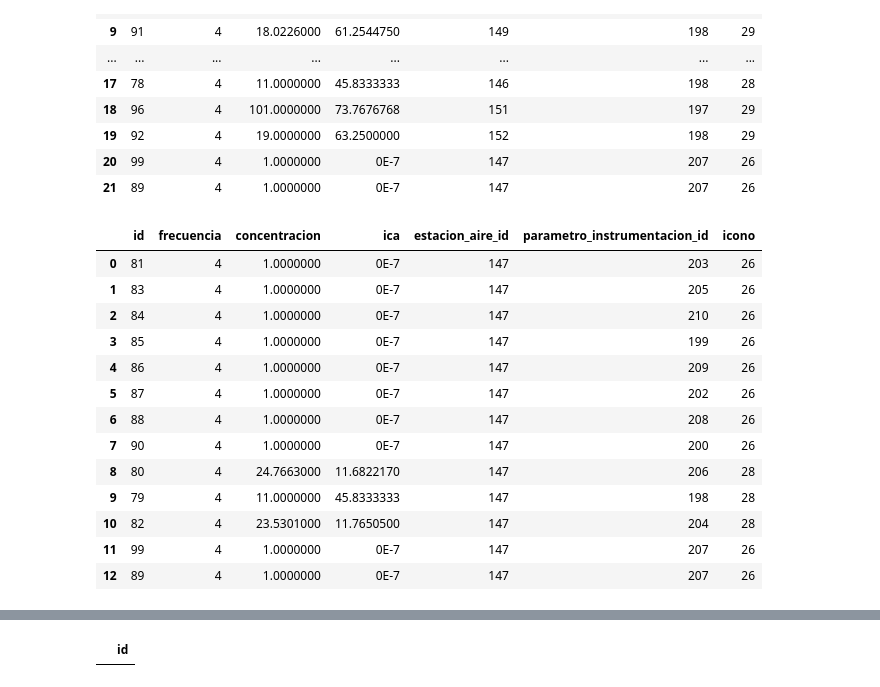
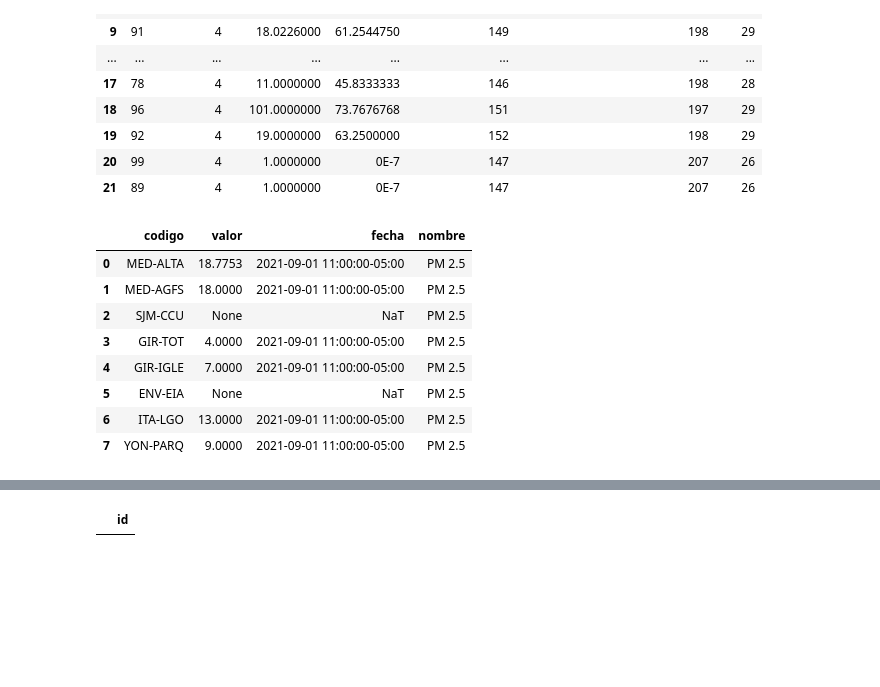
Before and after one commit to ospinals/piragua_backend_estaciones, a Jupyter notebook: Graficas/ConsultaAire.ipynb, the cells around one changed output, grey strips where cells are left out. Drawn from its saved outputs; the diff is of its cells as text; code cells hidden in the pictures; blank space fills up the shorter version.

```diff
--- a/Graficas/ConsultaAire.ipynb
+++ b/Graficas/ConsultaAire.ipynb
@@ -5,7 +5,7 @@ import pandas as pd
 def query_psql(query):
     conn = psycopg2.connect(
     database="piragua", user='app_db',
-    password='pass', host='140.193.125.77', port='5432')
+    password='pass', host='192.168.100.123', port='5432')
 
     conn.autocommit = True
     cursor = conn.cursor()
@@ -17,3 +17,21 @@ def query_psql(query):
     conn.close()
 
     return pd.DataFrame(results, columns = [col.name for col in cursor.description])
+# %%
+fecha = pd.to_datetime("2021-09-01 11:53:00").strftime("%Y-%m-%d %H:00:00")
+print(fecha)
+
+query_psql(f"""
+        SELECT 1 as id, fecha, muestra as valor
+        FROM calidades_aire
+        INNER JOIN
+        WHERE
+        parametro_estacion_id in (
+            SELECT id FROM parametros_estacion_aire
+            WHERE estacion_aire_id IN (
+                SELECT id FROM estaciones_aire))
+        AND
+        calidad = 1
+        AND
+        fecha = '{fecha}'
+        """)
@@ -90,20 +145,37 @@ query_psql("SELECT * FROM parametros_estacion_aire ")
 | 20 | 99 | 4 | 1.0000000 | 0E-7 | 147 | 207 | 26 |
 | 21 | 89 | 4 | 1.0000000 | 0E-7 | 147 | 207 | 26 |
 # %%
-query_psql("SELECT id, parametro_estacion_id, nombre,  FROM parametros_estacion_aire WHERE estacion_aire_id = (SELECT id FROM estaciones_aire WHERE codigo = 'GIR-TOT') INNER JOIN ")
+query_psql(f"""WITH metadata AS (SELECT codigo, longitud, latitud, ubicacion, parametro_instrumentacion_id, parametros_estacion_aire.id AS estacion_id, nombre, limite_norma
+            FROM parametros_estacion_aire
+            INNER JOIN
+            Parametros_instrumentacion
+            ON Parametros_instrumentacion.id = parametros_estacion_aire.parametro_instrumentacion_id
+            INNER JOIN
+            estaciones_aire
+            ON estaciones_aire.id = parametros_estacion_aire.estacion_aire_id
+            WHERE
+            estacion_aire_id IN (SELECT id FROM estaciones_aire)),
+
+            datos AS (select muestra AS valor, fecha, parametro_estacion_id
+            FROM calidades_aire
+            WHERE calidad = 1
+            AND fecha = '{fecha}')
+
+            SELECT codigo, valor, fecha, nombre
+            FROM datos
+            FULL JOIN metadata
+            ON metadata.estacion_id = datos.parametro_estacion_id
+            WHERE nombre = 'PM 2.5'
+
+            """)
 # %% [output]
-|  | id | frecuencia | concentracion | ica | estacion_aire_id | parametro_instrumentacion_id | icono |
-| 0 | 81 | 4 | 1.0000000 | 0E-7 | 147 | 203 | 26 |
-| 1 | 83 | 4 | 1.0000000 | 0E-7 | 147 | 205 | 26 |
-| 2 | 84 | 4 | 1.0000000 | 0E-7 | 147 | 210 | 26 |
-| 3 | 85 | 4 | 1.0000000 | 0E-7 | 147 | 199 | 26 |
-| 4 | 86 | 4 | 1.0000000 | 0E-7 | 147 | 209 | 26 |
-| 5 | 87 | 4 | 1.0000000 | 0E-7 | 147 | 202 | 26 |
-| 6 | 88 | 4 | 1.0000000 | 0E-7 | 147 | 208 | 26 |
-| 7 | 90 | 4 | 1.0000000 | 0E-7 | 147 | 200 | 26 |
-| 8 | 80 | 4 | 24.7663000 | 11.6822170 | 147 | 206 | 28 |
-| 9 | 79 | 4 | 11.0000000 | 45.8333333 | 147 | 198 | 28 |
-| 10 | 82 | 4 | 23.5301000 | 11.7650500 | 147 | 204 | 28 |
-| 11 | 99 | 4 | 1.0000000 | 0E-7 | 147 | 207 | 26 |
-| 12 | 89 | 4 | 1.0000000 | 0E-7 | 147 | 207 | 26 |
+|  | codigo | valor | fecha | nombre |
+| 0 | MED-ALTA | 18.7753 | 2021-09-01 11:00:00-05:00 | PM 2.5 |
+| 1 | MED-AGFS | 18.0000 | 2021-09-01 11:00:00-05:00 | PM 2.5 |
+| 2 | SJM-CCU | None | NaT | PM 2.5 |
+| 3 | GIR-TOT | 4.0000 | 2021-09-01 11:00:00-05:00 | PM 2.5 |
+| 4 | GIR-IGLE | 7.0000 | 2021-09-01 11:00:00-05:00 | PM 2.5 |
+| 5 | ENV-EIA | None | NaT | PM 2.5 |
+| 6 | ITA-LGO | 13.0000 | 2021-09-01 11:00:00-05:00 | PM 2.5 |
+| 7 | YON-PARQ | 9.0000 | 2021-09-01 11:00:00-05:00 | PM 2.5 |
 # %%
```
Also changed, not shown: parts of 5 cells of this notebook, 16 other files.
